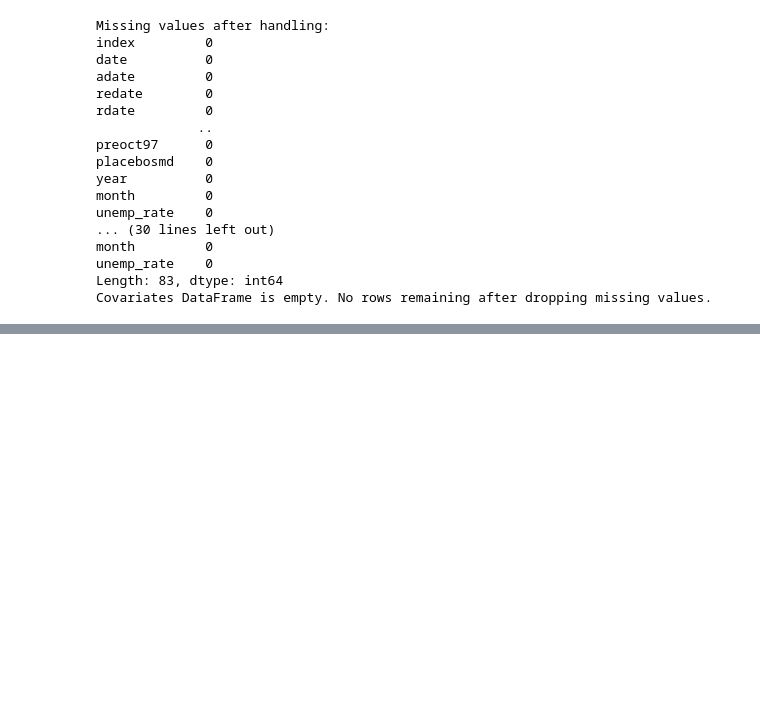
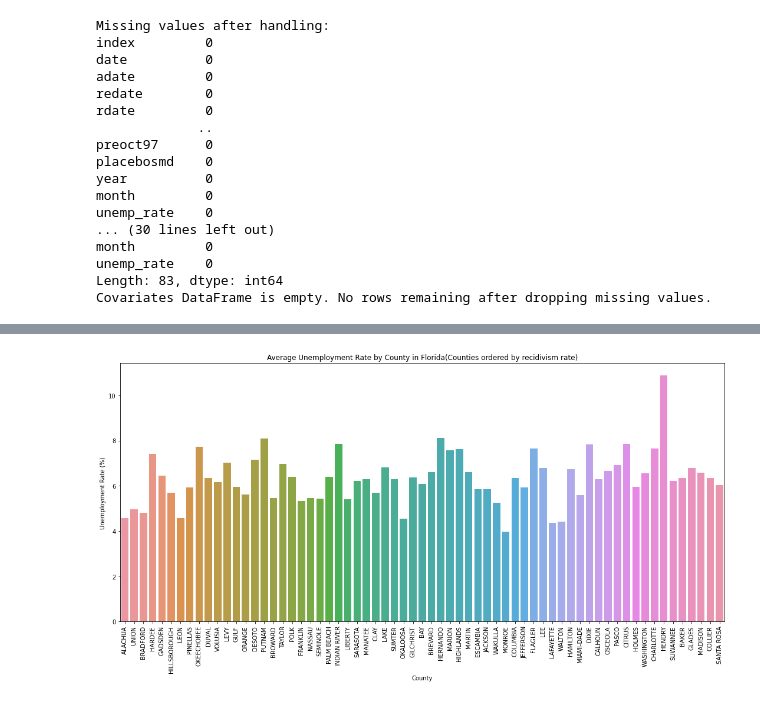
Before and after one commit to edithl1/Term_project_recidivism, a Jupyter notebook: Term Project.ipynb, the cells around one changed output, grey strips where cells are left out. Drawn from its saved outputs; the diff is of its cells as text; code cells hidden in the pictures; blank space fills up the shorter version.

```diff
--- a/Term Project.ipynb
+++ b/Term Project.ipynb
@@ -1117,0 +950,24 @@ Covariates DataFrame is empty. No rows remaining after dropping missing values.
+# %%
+### Average unemployment rate per county
+# Get the county order from previous recidivism graph
+county_order = recidivism_by_county.index
+
+# Calculate mean unemployment rate per county and reorder according to recidivism order
+unemployment_by_county = dta.groupby('county')['unemp_rate'].mean()
+unemployment_by_county = unemployment_by_county[county_order]
+
+# Create bar plot
+plt.figure(figsize=(15, 8))
+sns.barplot(x=unemployment_by_county.index, y=unemployment_by_county.values)
+plt.xticks(rotation=90)
+plt.title('Average Unemployment Rate by County in Florida\
+(Counties ordered by recidivism rate)')
+plt.xlabel('County')
+plt.ylabel('Unemployment Rate (%)')
+
+# Adjust layout
+plt.tight_layout()
+plt.savefig('unemployment.png', format = 'png',dpi=300, bbox_inches='tight')
+plt.show();
+# %% [output]
+[figure, added]
```
Also changed, not shown: parts of 17 cells of this notebook, 1 other file.
